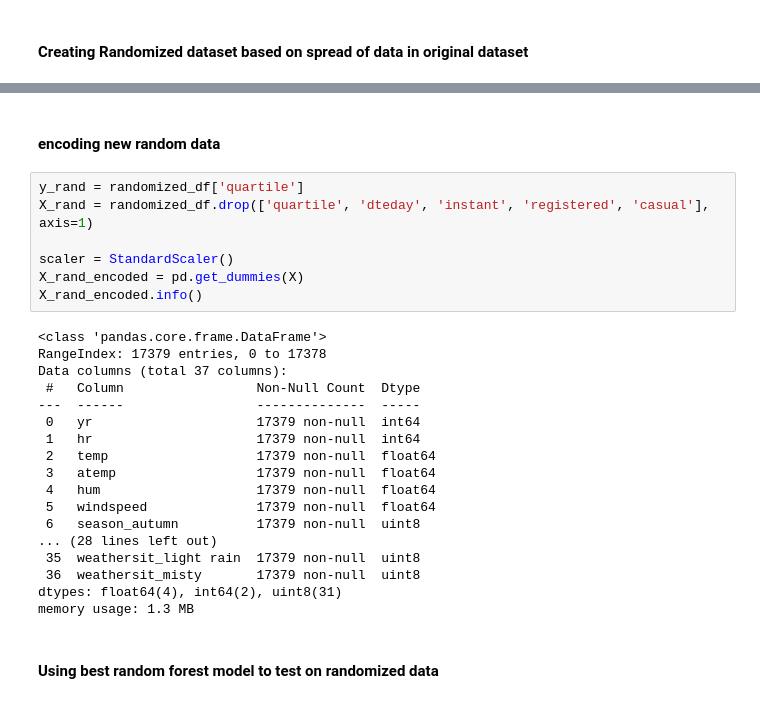
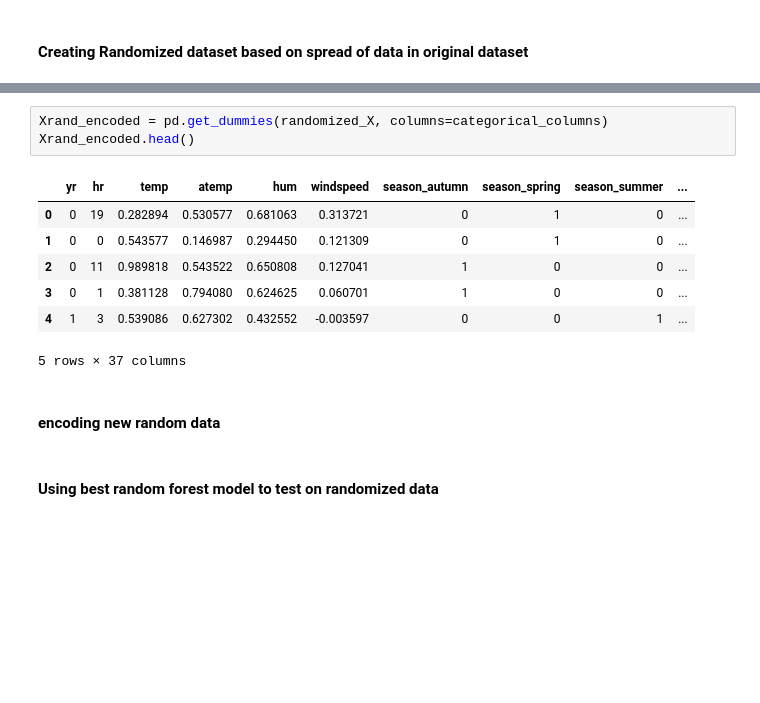
Before and after one commit to aa57c/CS_5568_Project, a Jupyter notebook: project_Classification.ipynb, the cells around one changed output, grey strips where cells are left out. Drawn from its saved outputs; the diff is of its cells as text; blank space fills up the shorter version.

```diff
--- a/project_Classification.ipynb
+++ b/project_Classification.ipynb
@@ -566,29 +605,15 @@ print(randomized_df.head())
+# %%
+Xrand_encoded = pd.get_dummies(randomized_X, columns=categorical_columns)
+Xrand_encoded.head()
+# %% [output]
+|  | yr | hr | temp | atemp | hum | windspeed | season_autumn | season_spring | season_summer | ... |
+| 0 | 0 | 19 | 0.282894 | 0.530577 | 0.681063 | 0.313721 | 0 | 1 | 0 | ... |
+| 1 | 0 | 0 | 0.543577 | 0.146987 | 0.294450 | 0.121309 | 0 | 1 | 0 | ... |
+| 2 | 0 | 11 | 0.989818 | 0.543522 | 0.650808 | 0.127041 | 1 | 0 | 0 | ... |
+| 3 | 0 | 1 | 0.381128 | 0.794080 | 0.624625 | 0.060701 | 1 | 0 | 0 | ... |
+| 4 | 1 | 3 | 0.539086 | 0.627302 | 0.432552 | -0.003597 | 0 | 0 | 1 | ... |
+5 rows × 37 columns
 # %% [markdown]
 #### encoding new random data
-# %%
-y_rand = randomized_df['quartile']
-X_rand = randomized_df.drop(['quartile', 'dteday', 'instant', 'registered', 'casual'], axis=1)
-
-scaler = StandardScaler()
-X_rand_encoded = pd.get_dummies(X)
-X_rand_encoded.info()
-# %% [output]
-<class 'pandas.core.frame.DataFrame'>
-RangeIndex: 17379 entries, 0 to 17378
-Data columns (total 37 columns):
- #   Column                 Non-Null Count  Dtype
----  ------                 --------------  -----
- 0   yr                     17379 non-null  int64
- 1   hr                     17379 non-null  int64
- 2   temp                   17379 non-null  float64
- 3   atemp                  17379 non-null  float64
- 4   hum                    17379 non-null  float64
- 5   windspeed              17379 non-null  float64
- 6   season_autumn          17379 non-null  uint8
-... (28 lines left out)
- 35  weathersit_light rain  17379 non-null  uint8
- 36  weathersit_misty       17379 non-null  uint8
-dtypes: float64(4), int64(2), uint8(31)
-memory usage: 1.3 MB
 # %% [markdown]
 #### Using best random forest model to test on randomized data
```
Also changed, not shown: parts of 18 cells of this notebook.
